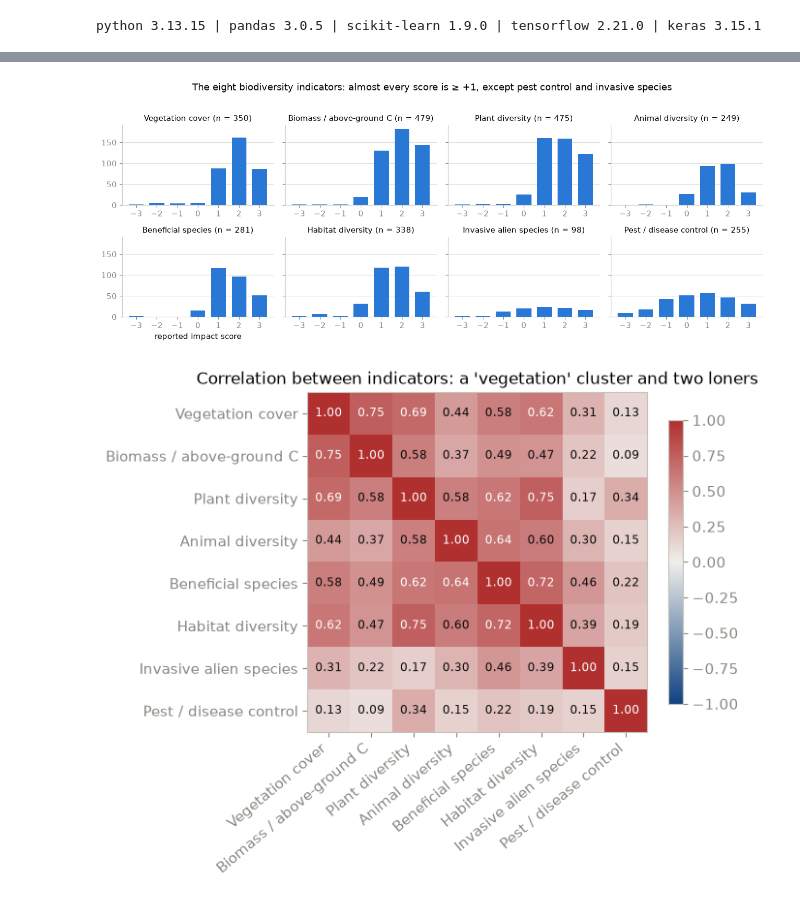
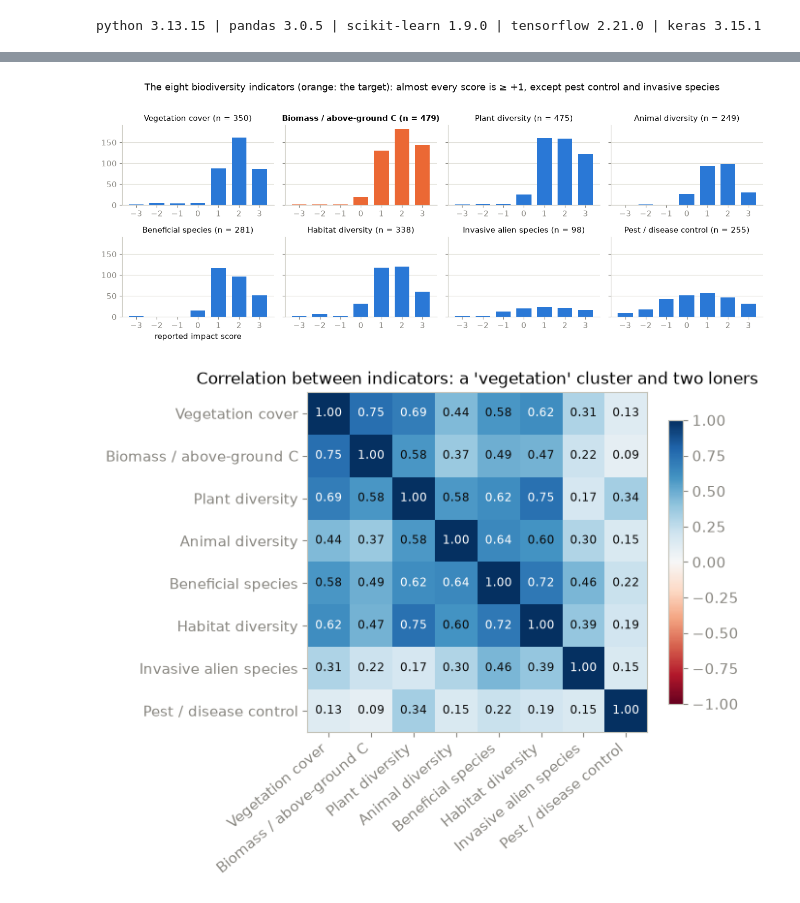
Before and after one commit to nmkearney/CAS-AML-WOCAT, a Jupyter notebook: module2_biodiversity_neural_networks.ipynb, the cells around one changed output, grey strips where cells are left out. Saved outputs shown, nothing was run; the diff lists cells and outputs as text; code cells hidden in the pictures.

```diff
--- a/module2_biodiversity_neural_networks.ipynb
+++ b/module2_biodiversity_neural_networks.ipynb
@@ -110,19 +118,24 @@ PRETTY = {"vegetation_cover": "Vegetation cover", "biomass_above_ground_C": "Bio
           "beneficial_species": "Beneficial species", "habitat_diversity": "Habitat diversity",
           "invasive_alien_species": "Invasive alien species", "pest_disease_control": "Pest / disease control"}
 BIO = list(PRETTY)
+TARGET = "biomass_above_ground_C"          # research.md: the main output variable
 
 bio_wide = (scores[scores["block"] == "ecological_biodiversity"]
             .pivot_table(index="technology_id", columns="indicator", values="value", aggfunc="mean").reindex(columns=BIO))
-data = wocat.merge(bio_wide, left_on="technology_id", right_index=True, how="inner").reset_index(drop=True)
-data["bio_mean"] = data[BIO].mean(axis=1)
-MEDIAN = data["bio_mean"].median()
-data["bio_high"] = (data["bio_mean"] > MEDIAN).astype(int)
+bio_all = wocat.merge(bio_wide, left_on="technology_id", right_index=True, how="inner").reset_index(drop=True)
+bio_all["bio_mean"] = bio_all[BIO].mean(axis=1)                  # the secondary target of section 7.2
+data = bio_all[bio_all[TARGET].notna()].reset_index(drop=True)   # the technologies that score biomass
+MEDIAN = data[TARGET].median()
+data["bio_high"] = (data[TARGET] > MEDIAN).astype(int)
 y = data["bio_high"].to_numpy()
 Y_IND = data[BIO].to_numpy(dtype=np.float32)          # NaN where an indicator was not scored
 
-print(f"{len(wocat):,} technologies, {len(scores):,} individual scores; "
-      f"{len(data)} technologies have at least one biodiversity indicator")
-print(f"median biodiversity score = {MEDIAN:.2f}; share of class 'high' = {y.mean():.2f}\n")
-print(pd.DataFrame({"records scored": data[BIO].notna().sum().values, "mean score": data[BIO].mean().round(2).values,
-                    "share > 0": (data[BIO] > 0).mean().round(2).values}, index=[PRETTY[b] for b in BIO]).to_string())
+print(f"{len(wocat):,} technologies, {len(scores):,} individual scores; {len(bio_all)} technologies score at least one "
+      f"biodiversity indicator, {len(data)} of them score biomass / above-ground C")
+print(f"biomass score: median = {MEDIAN:+.0f}; share above the median ('high') = {y.mean():.2f}; "
+      f"share at or above the median = {(data[TARGET] >= MEDIAN).mean():.2f}\n")
+scored = bio_all[BIO].notna()
+print(pd.DataFrame({"scored (all 895)": scored.sum().values, f"scored (the {len(data)} biomass records)": data[BIO].notna().sum().values,
+                    "mean score": bio_all[BIO].mean().round(2).values, "share > 0": ((bio_all[BIO] > 0).sum() / scored.sum()).round(2).values},
+                   index=[PRETTY[b] for b in BIO]).to_string())
 # %% [output]
@@ -141,24 +154,25 @@ Pest / disease control               255        0.54       0.15
 # %%
 fig, axes = plt.subplots(2, 4, figsize=(13, 5), sharey=True)
 for ax, b in zip(axes.ravel(), BIO):
-    counts = data[b].round().value_counts().reindex(range(-3, 4), fill_value=0)
-    ax.bar(counts.index, counts.values, color=C_BLUE, width=0.72)
-    ax.set_title(f"{PRETTY[b]} (n = {int(data[b].notna().sum())})", fontsize=10.5); ax.set_xticks(range(-3, 4)); tidy(ax)
+    counts = bio_all[b].round().value_counts().reindex(range(-3, 4), fill_value=0)
+    ax.bar(counts.index, counts.values, color=C_ORANGE if b == TARGET else C_BLUE, width=0.72)
+    ax.set_title(f"{PRETTY[b]} (n = {int(bio_all[b].notna().sum())})", fontsize=10.5, fontweight="bold" if b == TARGET else "normal")
+    ax.set_xticks(range(-3, 4)); tidy(ax)
 axes[1, 0].set_xlabel("reported impact score")
-fig.suptitle("The eight biodiversity indicators: almost every score is ≥ +1, except pest control and invasive species", y=1.02)
+fig.suptitle("The eight biodiversity indicators (orange: the target): almost every score is ≥ +1, except pest control and invasive species", y=1.02)
 plt.tight_layout(); plt.show()
 
-corr = data[BIO].corr()
+corr = bio_all[BIO].corr()
 fig, ax = plt.subplots(figsize=(6.8, 5.6))
-im = ax.imshow(corr.values, cmap=BLUE_RED, vmin=-1, vmax=1)
+im = ax.imshow(corr.values, cmap="RdBu", vmin=-1, vmax=1)
 labels = [PRETTY[b] for b in BIO]
 ax.set_xticks(range(8), labels, rotation=40, ha="right"); ax.set_yticks(range(8), labels)
 for i in range(8):
     for j in range(8):
         ax.text(j, i, f"{corr.values[i, j]:.2f}", ha="center", va="center", fontsize=8.5, color="white" if abs(corr.values[i, j]) > 0.6 else INK)
 ax.set_title("Correlation between indicators: a 'vegetation' cluster and two loners"); fig.colorbar(im, ax=ax, shrink=0.8)
 plt.tight_layout(); plt.show()
 # %% [output]
-[figure, old version]
+[figure, new version]
-[figure, old version]
+[figure, new version]
 # %% [markdown]
```
Also changed, not shown: parts of 35 cells of this notebook.
